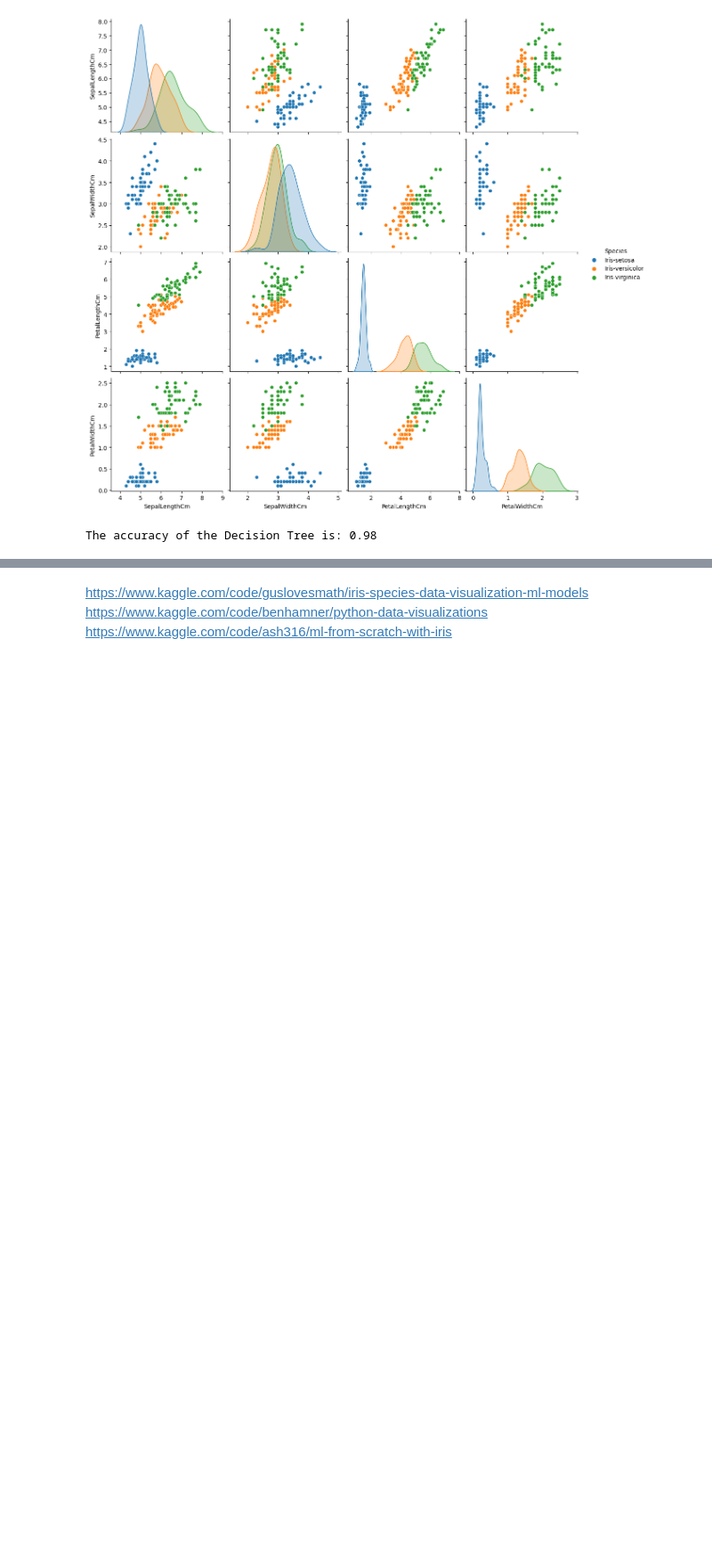
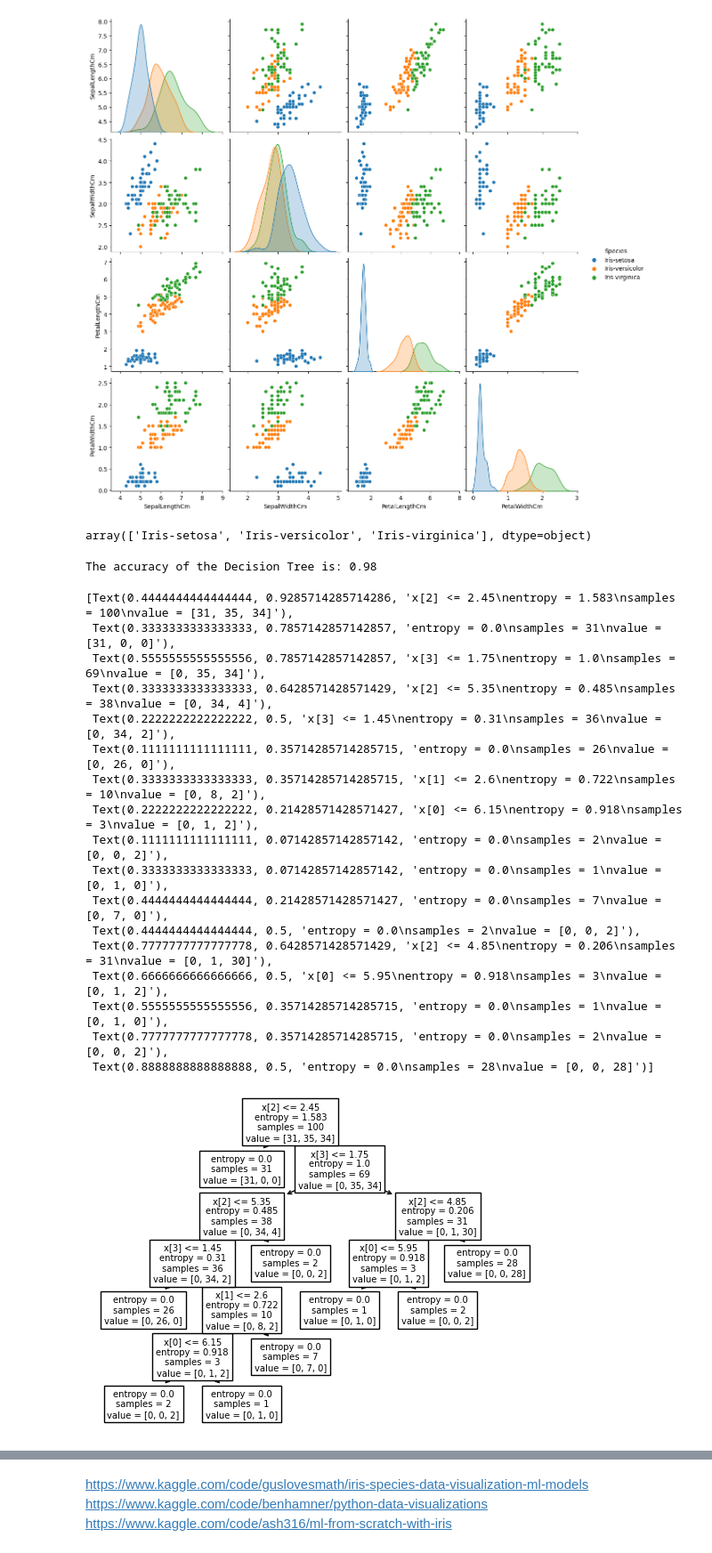
Before and after one commit to bhimrazy/Iris-Species-Prediction-using-Decision-Tree-Algorithm-GRIP, a Jupyter notebook: Prediction using Decision Tree Algorithm.ipynb, the cells around one changed output, grey strips where cells are left out. Shown at 89% size. Drawn from its saved outputs; the diff is of its cells as text; code cells hidden in the pictures; blank space fills up the shorter version.

```diff
--- a/notebook.ipynb
+++ b/Prediction using Decision Tree Algorithm.ipynb
@@ -10,7 +17,7 @@ import seaborn as sns
 import matplotlib.pyplot as plt
 
 # Load the Iris dataset into a pandas dataframe
-df = pd.read_csv('Iris.csv')
+df = pd.read_csv('dataset/Iris.csv')
 
 # dropping ID column
 df.drop(columns=['Id'],axis=1,inplace=True)
@@ -158,16 +165,43 @@ X = df.drop(columns=['Species'],axis=1)
 le.fit(df['Species'])
 
 y = le.transform(df['Species'])
+# %%
+le.classes_
+# %% [output]
+array(['Iris-setosa', 'Iris-versicolor', 'Iris-virginica'], dtype=object)
 # %%
 X_train,X_test,y_train,y_test = train_test_split(X,y,test_size=0.33, random_state=42)
 # %%
-model=DecisionTreeClassifier()
+model = DecisionTreeClassifier(criterion='entropy', random_state=42)
+
 model.fit(X_train,y_train)
 prediction=model.predict(X_test)
 
 print('The accuracy of the Decision Tree is:',metrics.accuracy_score(prediction,y_test))
 # %% [output]
 The accuracy of the Decision Tree is: 0.98
+# %%
+from sklearn.tree import plot_tree
+plot_tree(model)
+# %% [output]
+[Text(0.4444444444444444, 0.9285714285714286, 'x[2] <= 2.45\nentropy = 1.583\nsamples = 100\nvalue = [31, 35, 34]'),
+ Text(0.3333333333333333, 0.7857142857142857, 'entropy = 0.0\nsamples = 31\nvalue = [31, 0, 0]'),
+ Text(0.5555555555555556, 0.7857142857142857, 'x[3] <= 1.75\nentropy = 1.0\nsamples = 69\nvalue = [0, 35, 34]'),
+ Text(0.3333333333333333, 0.6428571428571429, 'x[2] <= 5.35\nentropy = 0.485\nsamples = 38\nvalue = [0, 34, 4]'),
+ Text(0.2222222222222222, 0.5, 'x[3] <= 1.45\nentropy = 0.31\nsamples = 36\nvalue = [0, 34, 2]'),
+ Text(0.1111111111111111, 0.35714285714285715, 'entropy = 0.0\nsamples = 26\nvalue = [0, 26, 0]'),
+ Text(0.3333333333333333, 0.35714285714285715, 'x[1] <= 2.6\nentropy = 0.722\nsamples = 10\nvalue = [0, 8, 2]'),
+ Text(0.2222222222222222, 0.21428571428571427, 'x[0] <= 6.15\nentropy = 0.918\nsamples = 3\nvalue = [0, 1, 2]'),
+ Text(0.1111111111111111, 0.07142857142857142, 'entropy = 0.0\nsamples = 2\nvalue = [0, 0, 2]'),
+ Text(0.3333333333333333, 0.07142857142857142, 'entropy = 0.0\nsamples = 1\nvalue = [0, 1, 0]'),
+ Text(0.4444444444444444, 0.21428571428571427, 'entropy = 0.0\nsamples = 7\nvalue = [0, 7, 0]'),
+ Text(0.4444444444444444, 0.5, 'entropy = 0.0\nsamples = 2\nvalue = [0, 0, 2]'),
+ Text(0.7777777777777778, 0.6428571428571429, 'x[2] <= 4.85\nentropy = 0.206\nsamples = 31\nvalue = [0, 1, 30]'),
+ Text(0.6666666666666666, 0.5, 'x[0] <= 5.95\nentropy = 0.918\nsamples = 3\nvalue = [0, 1, 2]'),
+ Text(0.5555555555555556, 0.35714285714285715, 'entropy = 0.0\nsamples = 1\nvalue = [0, 1, 0]'),
+ Text(0.7777777777777778, 0.35714285714285715, 'entropy = 0.0\nsamples = 2\nvalue = [0, 0, 2]'),
+ Text(0.8888888888888888, 0.5, 'entropy = 0.0\nsamples = 28\nvalue = [0, 0, 28]')]
+[figure, added]
 # %%
 # Install required libraries
 !pip install pydotplus
```
Also changed, not shown: parts of 17 cells of this notebook, 14 other files.
